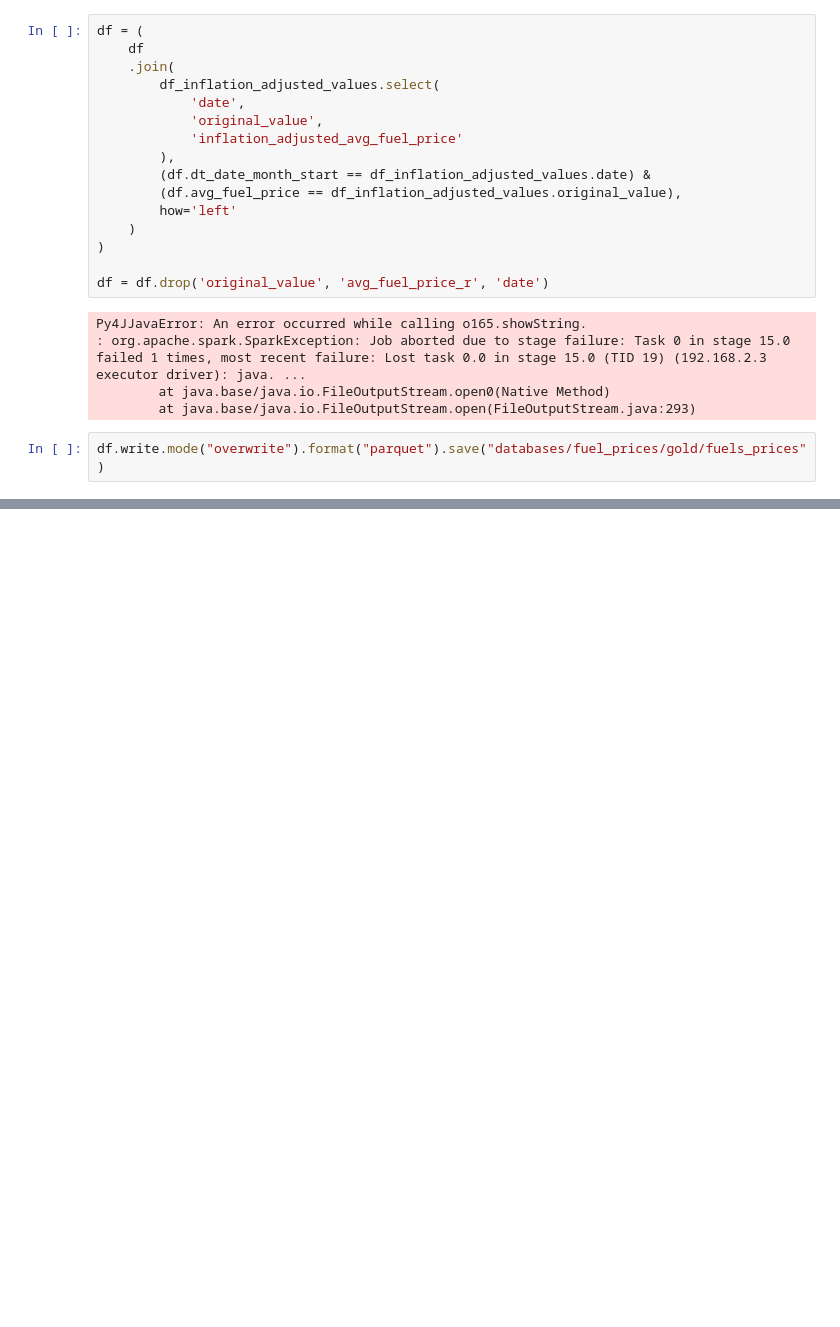
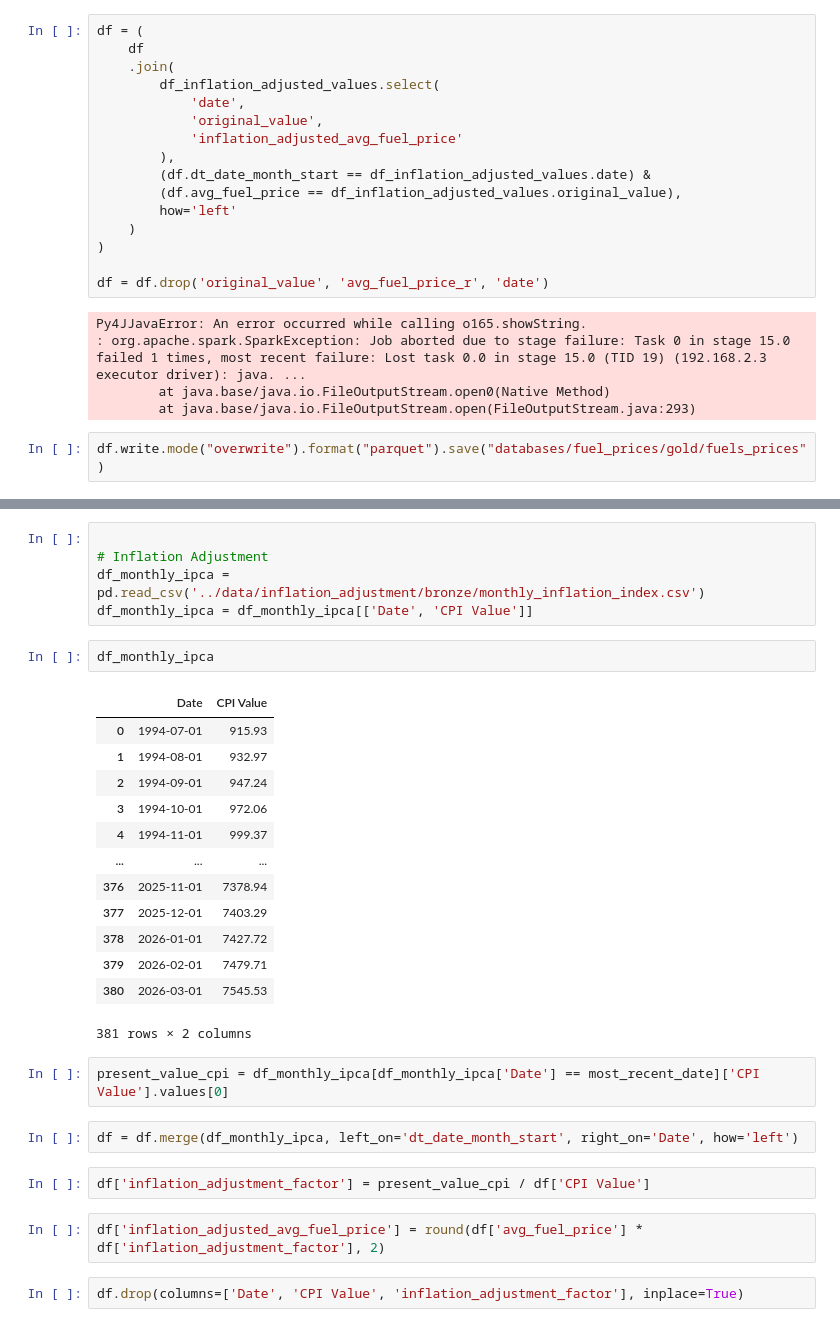
Before and after one commit to joaopaivaa/Fuels-Prices-In-Brazil, a Jupyter notebook: notebooks/gold_layer_processing_tests.ipynb, the cells around one changed output, grey strips where cells are left out. Drawn from its saved outputs; the diff is of its cells as text; blank space fills up the shorter version.

```diff
--- a/notebooks/gold_layer_processing_tests.ipynb
+++ b/notebooks/gold_layer_processing_tests.ipynb
@@ -136,0 +215,31 @@ df.write.mode("overwrite").format("parquet").save("databases/fuel_prices/gold/fu
+# %%
+
+# Inflation Adjustment
+df_monthly_ipca = pd.read_csv('../data/inflation_adjustment/bronze/monthly_inflation_index.csv')
+df_monthly_ipca = df_monthly_ipca[['Date', 'CPI Value']]
+# %%
+df_monthly_ipca
+# %% [output]
+|  | Date | CPI Value |
+| 0 | 1994-07-01 | 915.93 |
+| 1 | 1994-08-01 | 932.97 |
+| 2 | 1994-09-01 | 947.24 |
+| 3 | 1994-10-01 | 972.06 |
+| 4 | 1994-11-01 | 999.37 |
+| ... | ... | ... |
+| 376 | 2025-11-01 | 7378.94 |
+| 377 | 2025-12-01 | 7403.29 |
+| 378 | 2026-01-01 | 7427.72 |
+| 379 | 2026-02-01 | 7479.71 |
+| 380 | 2026-03-01 | 7545.53 |
+381 rows × 2 columns
+# %%
+present_value_cpi = df_monthly_ipca[df_monthly_ipca['Date'] == most_recent_date]['CPI Value'].values[0]
+# %%
+df = df.merge(df_monthly_ipca, left_on='dt_date_month_start', right_on='Date', how='left')
+# %%
+df['inflation_adjustment_factor'] = present_value_cpi / df['CPI Value']
+# %%
+df['inflation_adjusted_avg_fuel_price'] = round(df['avg_fuel_price'] * df['inflation_adjustment_factor'], 2)
+# %%
+df.drop(columns=['Date', 'CPI Value', 'inflation_adjustment_factor'], inplace=True)
```
Also changed, not shown: parts of 7 cells of this notebook.
